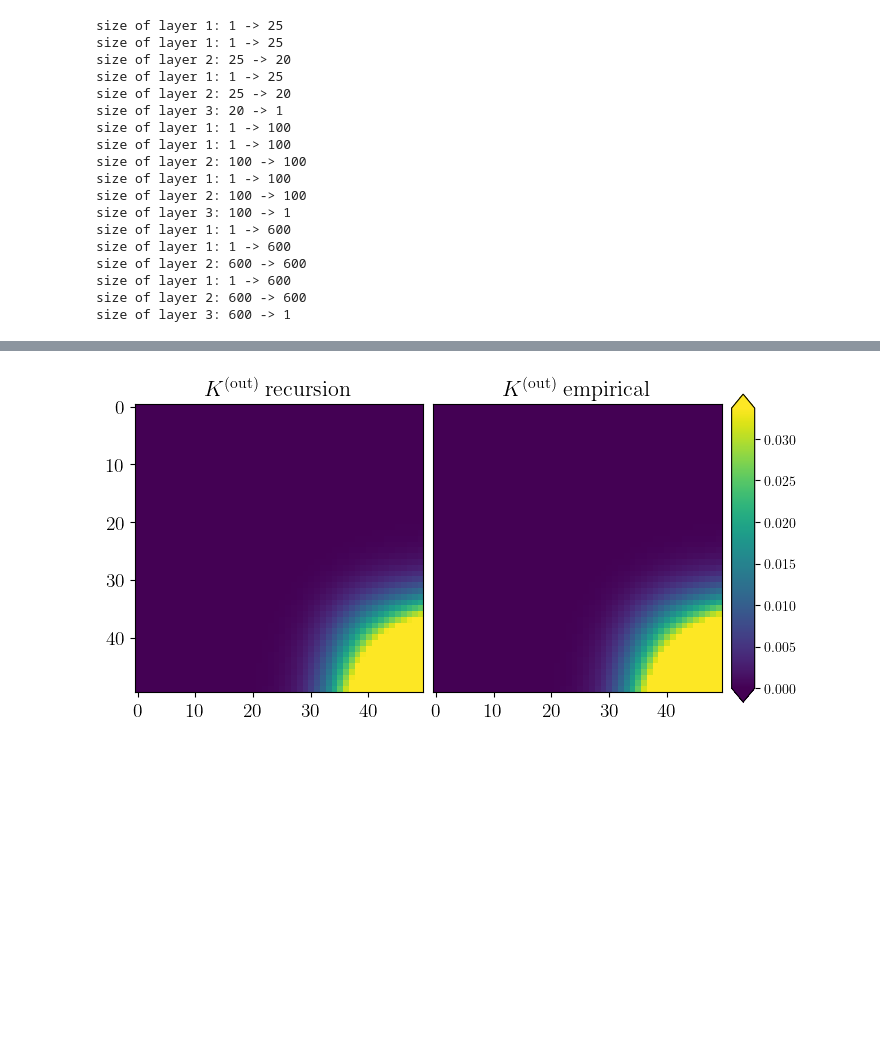
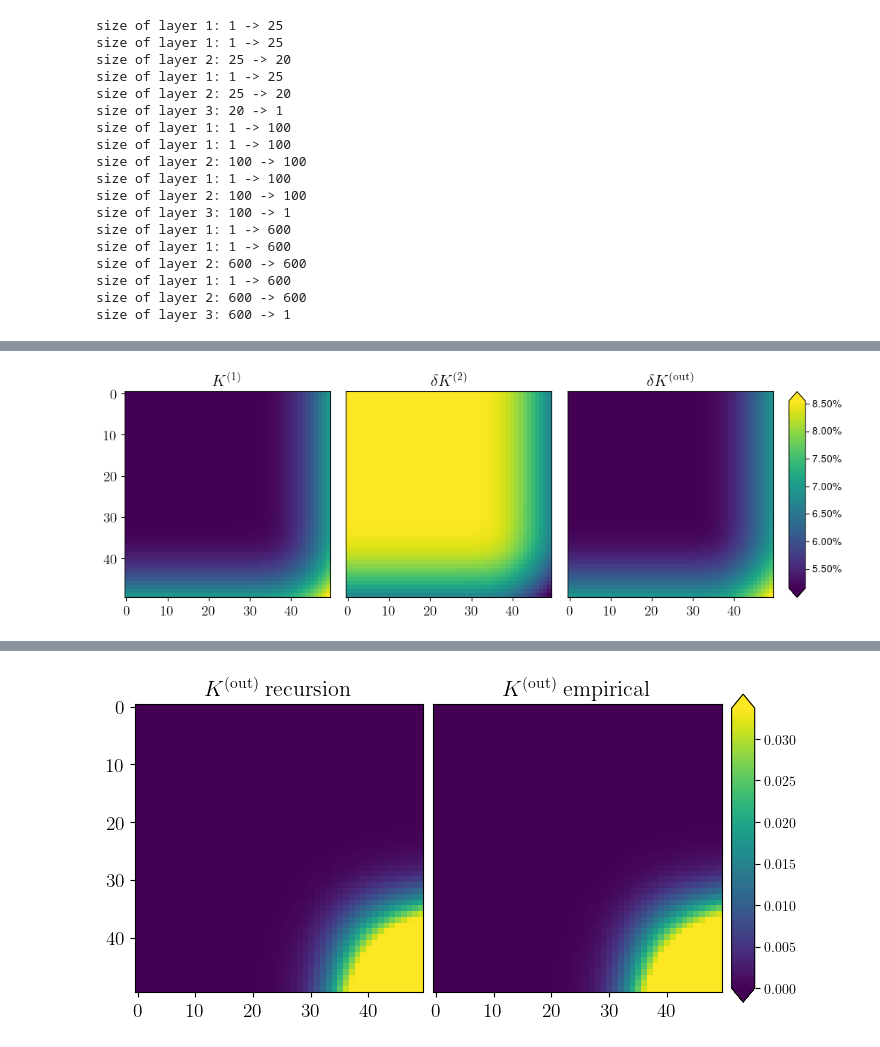
Before and after one commit to achiefa/DeepLearningTheory, a Jupyter notebook: notebooks/kernel_recursion.ipynb, the cells around one changed output, grey strips where cells are left out. Drawn from its saved outputs; the diff is of its cells as text; code cells hidden in the pictures; blank space fills up the shorter version.

```diff
--- a/notebooks/kernel_recursion.ipynb
+++ b/notebooks/kernel_recursion.ipynb
@@ -194 +194,46 @@ fig.savefig("../doc/figs/K1_correlations.pdf", bbox_inches='tight')
+# %%
+from matplotlib.ticker import PercentFormatter
+from pathlib import Path
+
+THIS = Path.cwd().parent / "doc/figs"
+
+# Create figure and grid
+fig = plt.figure(figsize=(4*3, 4))
+gs = GridSpec(1, 4, figure=fig, wspace=0.1, width_ratios=[1, 1, 1, 0.08])
+
+ax_1 = fig.add_subplot(gs[0, 0])
+ax_2 = fig.add_subplot(gs[0, 1])
+ax_3 = fig.add_subplot(gs[0, 2])
+cax = fig.add_subplot(gs[0, 3])
+
+ratio_1 = np.abs(K1_empirical_nnpdf -  K1_th_nnpdf) / K1_th_nnpdf
+ratio_2 = np.abs(K2_empirical_nnpdf -  K2_th_nnpdf) / K2_th_nnpdf
+ratio_3 = np.abs(Kout_empirical_nnpdf -  Kout_th_nnpdf) / Kout_th_nnpdf
+
+vmin = min(np.percentile(A, 1) for A in [ratio_1, ratio_2, ratio_3])
+vmax = max(np.percentile(A, 95) for A in [ratio_1, ratio_2, ratio_3])
+norm = plt.Normalize(vmin=vmin, vmax=vmax)
+
+_ = ax_1.matshow(ratio_1, cmap='viridis')
+_ = ax_2.matshow(ratio_2, cmap='viridis')
+ms = ax_3.matshow(ratio_3, cmap='viridis')
+
+ax_1.tick_params(axis='both', which='both', labelsize=14, labelleft=True, labelbottom=True, labeltop=False, top=False)
+ax_1.set_title(r"$K^{(1)}$", fontsize=16)
+
+ax_2.tick_params(axis='both', which='both', labelsize=14, labelleft=False, labelbottom=True, labeltop=False, top=False, left=False)
+ax_2.set_title(r"$\delta K^{(2)}$", fontsize=16)
+
+ax_3.tick_params(axis='both', which='both', labelsize=14, labelleft=False, labelbottom=True, labeltop=False, top=False, left=False)
+ax_3.set_title(r"$\delta K^{({\rm out})}$", fontsize=16)
+
+cbar = plt.colorbar(ms, cax=cax, extend="both", orientation="vertical", )
+pos = ax_3.get_position()
+cax_pos = cax.get_position()
+cax.set_position([cax_pos.x0, pos.y0, cax_pos.width, pos.height])
+cbar.ax.yaxis.set_major_formatter(PercentFormatter(1))
+
+fig.savefig(THIS / "section_2/delta_K.pdf", bbox_inches='tight')
+# %% [output]
+[figure, added]
 # %%
```
Also changed, not shown: parts of 3 cells of this notebook, 7 other files.
